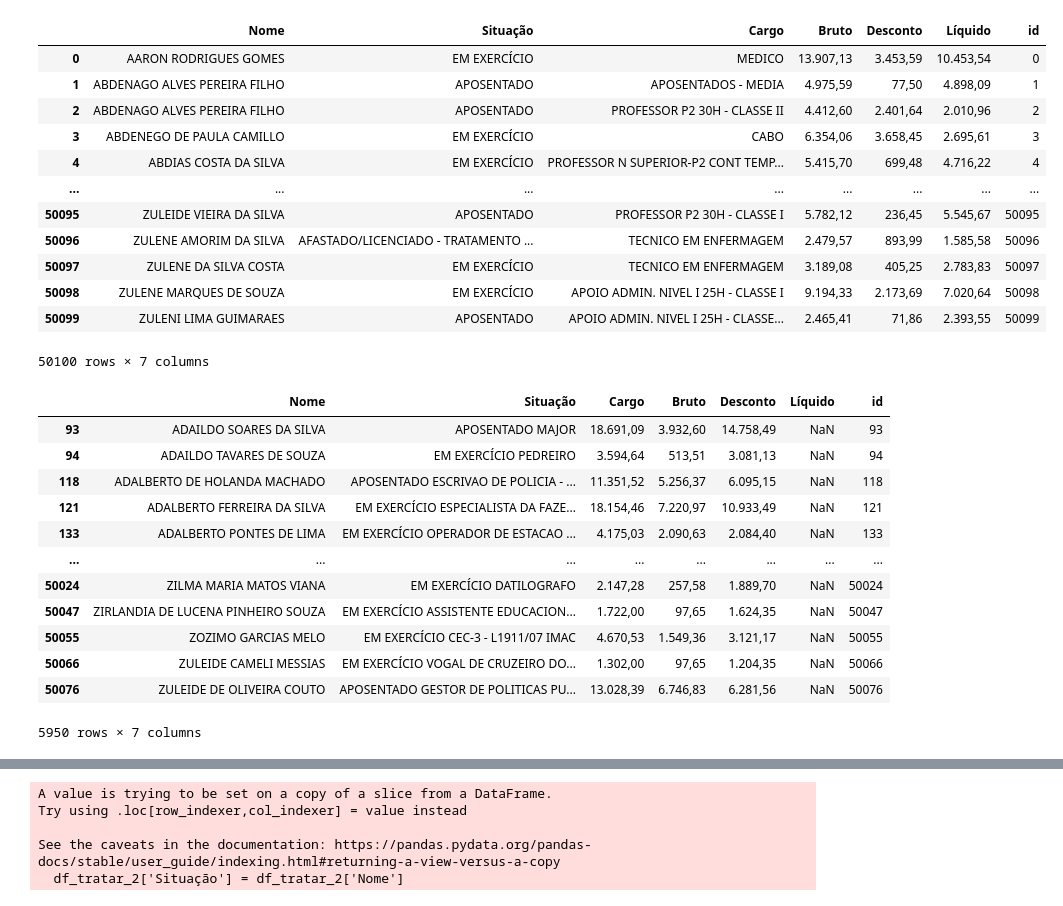
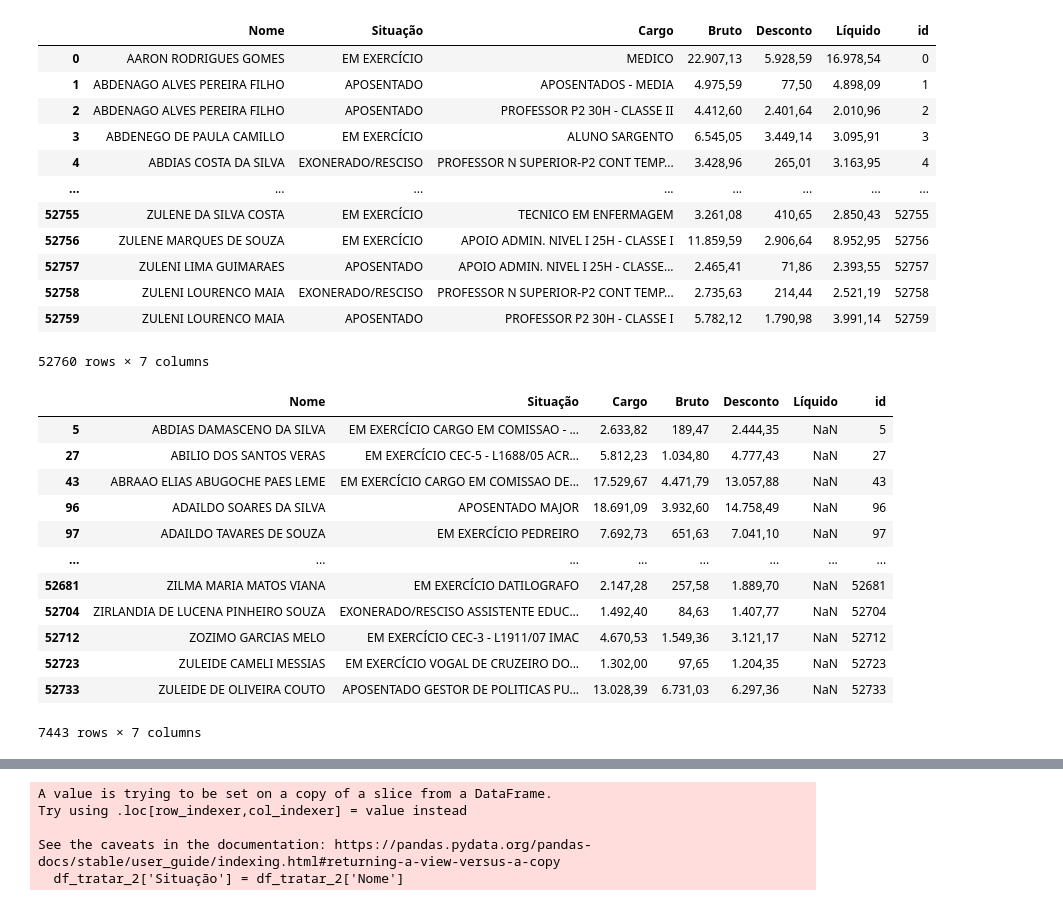
Before and after one commit to Maya42-bit/WebScraping_com_selenium_gov_Acre, a Jupyter notebook: tratamento.ipynb, the cells around one changed output, grey strips where cells are left out. Cells and saved outputs as stored; diff of their text form; code cells hidden in the pictures.

```diff
--- a/tratamento.ipynb
+++ b/tratamento.ipynb
@@ -7,25 +7,25 @@ import re
 # %%
 #Ler o arquivo
 #update df set Situação = trim(Situação)
 
-df = pd.read_csv("acre_boladao_JAN.csv", sep=',')
+df = pd.read_csv("Bases/acre_boladao_FEV_2023.csv", sep=',')
 df['id'] = range(len(df))
 df['Situação'] = df['Situação'].str.strip()
 df
 # %% [output]
 |  | Nome | Situação | Cargo | Bruto | Desconto | Líquido | id |
-| 0 | AARON RODRIGUES GOMES | EM EXERCÍCIO | MEDICO | 13.907,13 | 3.453,59 | 10.453,54 | 0 |
+| 0 | AARON RODRIGUES GOMES | EM EXERCÍCIO | MEDICO | 22.907,13 | 5.928,59 | 16.978,54 | 0 |
 | 1 | ABDENAGO ALVES PEREIRA FILHO | APOSENTADO | APOSENTADOS - MEDIA | 4.975,59 | 77,50 | 4.898,09 | 1 |
 | 2 | ABDENAGO ALVES PEREIRA FILHO | APOSENTADO | PROFESSOR P2 30H - CLASSE II | 4.412,60 | 2.401,64 | 2.010,96 | 2 |
-| 3 | ABDENEGO DE PAULA CAMILLO | EM EXERCÍCIO | CABO | 6.354,06 | 3.658,45 | 2.695,61 | 3 |
-| 4 | ABDIAS COSTA DA SILVA | EM EXERCÍCIO | PROFESSOR N SUPERIOR-P2 CONT TEMP... | 5.415,70 | 699,48 | 4.716,22 | 4 |
+| 3 | ABDENEGO DE PAULA CAMILLO | EM EXERCÍCIO | ALUNO SARGENTO | 6.545,05 | 3.449,14 | 3.095,91 | 3 |
+| 4 | ABDIAS COSTA DA SILVA | EXONERADO/RESCISO | PROFESSOR N SUPERIOR-P2 CONT TEMP... | 3.428,96 | 265,01 | 3.163,95 | 4 |
 | ... | ... | ... | ... | ... | ... | ... | ... |
-| 50095 | ZULEIDE VIEIRA DA SILVA | APOSENTADO | PROFESSOR P2 30H - CLASSE I | 5.782,12 | 236,45 | 5.545,67 | 50095 |
-| 50096 | ZULENE AMORIM DA SILVA | AFASTADO/LICENCIADO - TRATAMENTO ... | TECNICO EM ENFERMAGEM | 2.479,57 | 893,99 | 1.585,58 | 50096 |
-| 50097 | ZULENE DA SILVA COSTA | EM EXERCÍCIO | TECNICO EM ENFERMAGEM | 3.189,08 | 405,25 | 2.783,83 | 50097 |
-| 50098 | ZULENE MARQUES DE SOUZA | EM EXERCÍCIO | APOIO ADMIN. NIVEL I 25H - CLASSE I | 9.194,33 | 2.173,69 | 7.020,64 | 50098 |
-| 50099 | ZULENI LIMA GUIMARAES | APOSENTADO | APOIO ADMIN. NIVEL I 25H - CLASSE... | 2.465,41 | 71,86 | 2.393,55 | 50099 |
+| 52755 | ZULENE DA SILVA COSTA | EM EXERCÍCIO | TECNICO EM ENFERMAGEM | 3.261,08 | 410,65 | 2.850,43 | 52755 |
+| 52756 | ZULENE MARQUES DE SOUZA | EM EXERCÍCIO | APOIO ADMIN. NIVEL I 25H - CLASSE I | 11.859,59 | 2.906,64 | 8.952,95 | 52756 |
+| 52757 | ZULENI LIMA GUIMARAES | APOSENTADO | APOIO ADMIN. NIVEL I 25H - CLASSE... | 2.465,41 | 71,86 | 2.393,55 | 52757 |
+| 52758 | ZULENI LOURENCO MAIA | EXONERADO/RESCISO | PROFESSOR N SUPERIOR-P2 CONT TEMP... | 2.735,63 | 214,44 | 2.521,19 | 52758 |
+| 52759 | ZULENI LOURENCO MAIA | APOSENTADO | PROFESSOR P2 30H - CLASSE I | 5.782,12 | 1.790,98 | 3.991,14 | 52759 |
-50100 rows × 7 columns
+52760 rows × 7 columns
 # %%
 #Copiar para um novo dataframe os que estão a coluna SITUAÇÃO errada
 
@@ -33,18 +33,18 @@ df_tratar = df[df['Líquido'].isnull()]
 df_tratar
 # %% [output]
 |  | Nome | Situação | Cargo | Bruto | Desconto | Líquido | id |
-| 93 | ADAILDO SOARES DA SILVA | APOSENTADO MAJOR | 18.691,09 | 3.932,60 | 14.758,49 | NaN | 93 |
-| 94 | ADAILDO TAVARES DE SOUZA | EM EXERCÍCIO PEDREIRO | 3.594,64 | 513,51 | 3.081,13 | NaN | 94 |
-| 118 | ADALBERTO DE HOLANDA MACHADO | APOSENTADO ESCRIVAO DE POLICIA - ... | 11.351,52 | 5.256,37 | 6.095,15 | NaN | 118 |
-| 121 | ADALBERTO FERREIRA DA SILVA | EM EXERCÍCIO ESPECIALISTA DA FAZE... | 18.154,46 | 7.220,97 | 10.933,49 | NaN | 121 |
-| 133 | ADALBERTO PONTES DE LIMA | EM EXERCÍCIO OPERADOR DE ESTACAO ... | 4.175,03 | 2.090,63 | 2.084,40 | NaN | 133 |
+| 5 | ABDIAS DAMASCENO DA SILVA | EM EXERCÍCIO CARGO EM COMISSAO - ... | 2.633,82 | 189,47 | 2.444,35 | NaN | 5 |
+| 27 | ABILIO DOS SANTOS VERAS | EM EXERCÍCIO CEC-5 - L1688/05 ACR... | 5.812,23 | 1.034,80 | 4.777,43 | NaN | 27 |
+| 43 | ABRAAO ELIAS ABUGOCHE PAES LEME | EM EXERCÍCIO CARGO EM COMISSAO DE... | 17.529,67 | 4.471,79 | 13.057,88 | NaN | 43 |
+| 96 | ADAILDO SOARES DA SILVA | APOSENTADO MAJOR | 18.691,09 | 3.932,60 | 14.758,49 | NaN | 96 |
+| 97 | ADAILDO TAVARES DE SOUZA | EM EXERCÍCIO PEDREIRO | 7.692,73 | 651,63 | 7.041,10 | NaN | 97 |
 | ... | ... | ... | ... | ... | ... | ... | ... |
-| 50024 | ZILMA MARIA MATOS VIANA | EM EXERCÍCIO DATILOGRAFO | 2.147,28 | 257,58 | 1.889,70 | NaN | 50024 |
-| 50047 | ZIRLANDIA DE LUCENA PINHEIRO SOUZA | EM EXERCÍCIO ASSISTENTE EDUCACION... | 1.722,00 | 97,65 | 1.624,35 | NaN | 50047 |
-| 50055 | ZOZIMO GARCIAS MELO | EM EXERCÍCIO CEC-3 - L1911/07 IMAC | 4.670,53 | 1.549,36 | 3.121,17 | NaN | 50055 |
-| 50066 | ZULEIDE CAMELI MESSIAS | EM EXERCÍCIO VOGAL DE CRUZEIRO DO... | 1.302,00 | 97,65 | 1.204,35 | NaN | 50066 |
-| 50076 | ZULEIDE DE OLIVEIRA COUTO | APOSENTADO GESTOR DE POLITICAS PU... | 13.028,39 | 6.746,83 | 6.281,56 | NaN | 50076 |
+| 52681 | ZILMA MARIA MATOS VIANA | EM EXERCÍCIO DATILOGRAFO | 2.147,28 | 257,58 | 1.889,70 | NaN | 52681 |
+| 52704 | ZIRLANDIA DE LUCENA PINHEIRO SOUZA | EXONERADO/RESCISO ASSISTENTE EDUC... | 1.492,40 | 84,63 | 1.407,77 | NaN | 52704 |
+| 52712 | ZOZIMO GARCIAS MELO | EM EXERCÍCIO CEC-3 - L1911/07 IMAC | 4.670,53 | 1.549,36 | 3.121,17 | NaN | 52712 |
+| 52723 | ZULEIDE CAMELI MESSIAS | EM EXERCÍCIO VOGAL DE CRUZEIRO DO... | 1.302,00 | 97,65 | 1.204,35 | NaN | 52723 |
+| 52733 | ZULEIDE DE OLIVEIRA COUTO | APOSENTADO GESTOR DE POLITICAS PU... | 13.028,39 | 6.731,03 | 6.297,36 | NaN | 52733 |
-5950 rows × 7 columns
+7443 rows × 7 columns
 # %%
 #Realocar as colunas paras as posições certas
 
```
Also changed, not shown: parts of 6 cells of this notebook, 5 other files.
